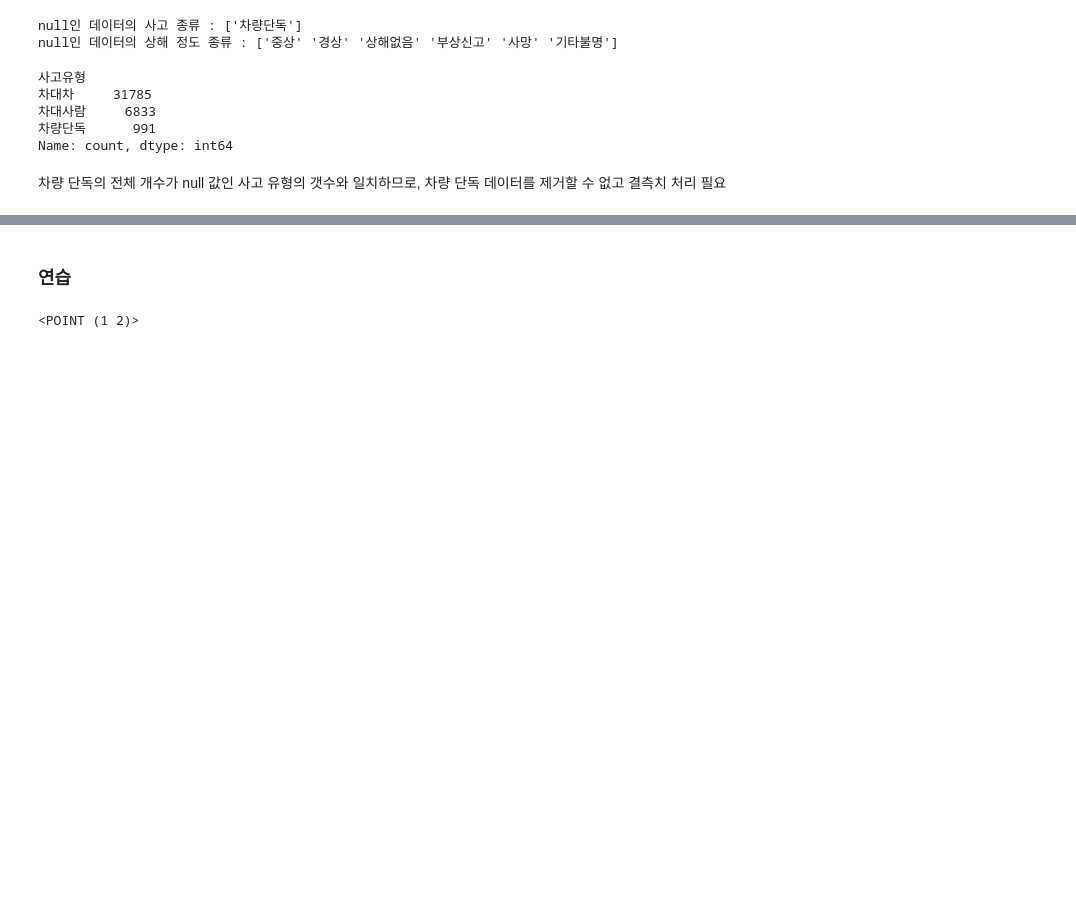
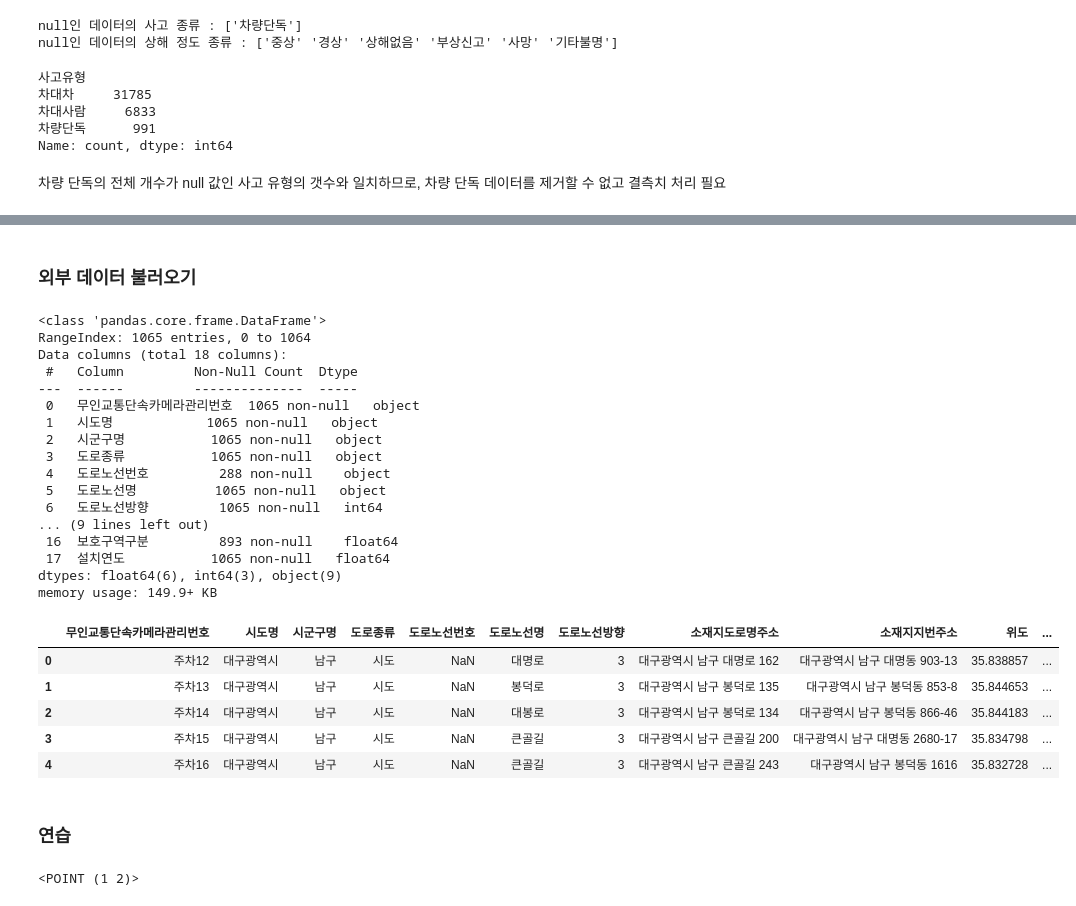
Before and after one commit to nyeokinyeoki/dacon_accident, a Jupyter notebook: accident.ipynb, the cells around one changed output, grey strips where cells are left out. Cells and saved outputs as stored; diff of their text form; code cells hidden in the pictures; blank space fills up the shorter version.

```diff
--- a/accident.ipynb
+++ b/accident.ipynb
@@ -243,3 +275,36 @@ Name: count, Length: 2890, dtype: int64
+# %% [markdown]
+### 외부 데이터 불러오기
+# %%
+# cctv 데이터
+
+cctv = pd.read_csv("./data/external_open/대구 CCTV 정보.csv", encoding='cp949')
+
+cctv.info()
+cctv.head()
+# %% [output]
+<class 'pandas.core.frame.DataFrame'>
+RangeIndex: 1065 entries, 0 to 1064
+Data columns (total 18 columns):
+ #   Column         Non-Null Count  Dtype
+---  ------         --------------  -----
+ 0   무인교통단속카메라관리번호  1065 non-null   object
+ 1   시도명            1065 non-null   object
+ 2   시군구명           1065 non-null   object
+ 3   도로종류           1065 non-null   object
+ 4   도로노선번호         288 non-null    object
+ 5   도로노선명          1065 non-null   object
+ 6   도로노선방향         1065 non-null   int64
+... (9 lines left out)
+ 16  보호구역구분         893 non-null    float64
+ 17  설치연도           1065 non-null   float64
+dtypes: float64(6), int64(3), object(9)
+memory usage: 149.9+ KB
+|  | 무인교통단속카메라관리번호 | 시도명 | 시군구명 | 도로종류 | 도로노선번호 | 도로노선명 | 도로노선방향 | 소재지도로명주소 | 소재지지번주소 | 위도 | ... |
+| 0 | 주차12 | 대구광역시 | 남구 | 시도 | NaN | 대명로 | 3 | 대구광역시 남구 대명로 162 | 대구광역시 남구 대명동 903-13 | 35.838857 | ... |
+| 1 | 주차13 | 대구광역시 | 남구 | 시도 | NaN | 봉덕로 | 3 | 대구광역시 남구 봉덕로 135 | 대구광역시 남구 봉덕동 853-8 | 35.844653 | ... |
+| 2 | 주차14 | 대구광역시 | 남구 | 시도 | NaN | 대봉로 | 3 | 대구광역시 남구 봉덕로 134 | 대구광역시 남구 봉덕동 866-46 | 35.844183 | ... |
+| 3 | 주차15 | 대구광역시 | 남구 | 시도 | NaN | 큰골길 | 3 | 대구광역시 남구 큰골길 200 | 대구광역시 남구 대명동 2680-17 | 35.834798 | ... |
+| 4 | 주차16 | 대구광역시 | 남구 | 시도 | NaN | 큰골길 | 3 | 대구광역시 남구 큰골길 243 | 대구광역시 남구 봉덕동 1616 | 35.832728 | ... |
 # %% [markdown]
 ### 연습
 # %%
```
Also changed, not shown: parts of 2 cells of this notebook.
